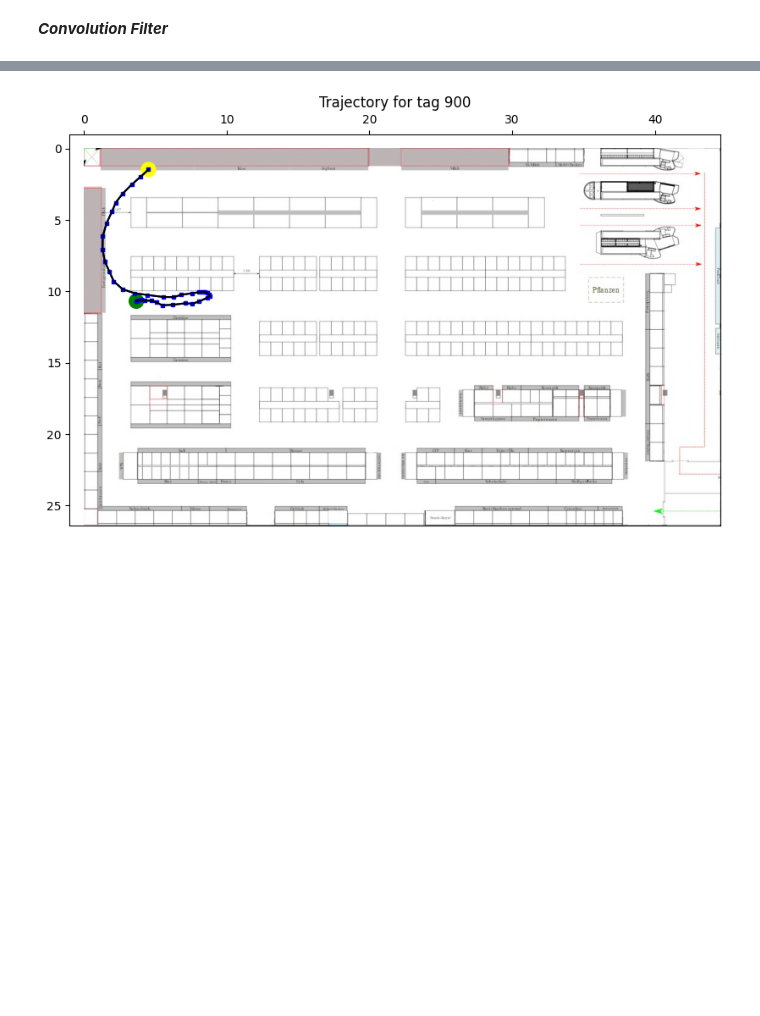
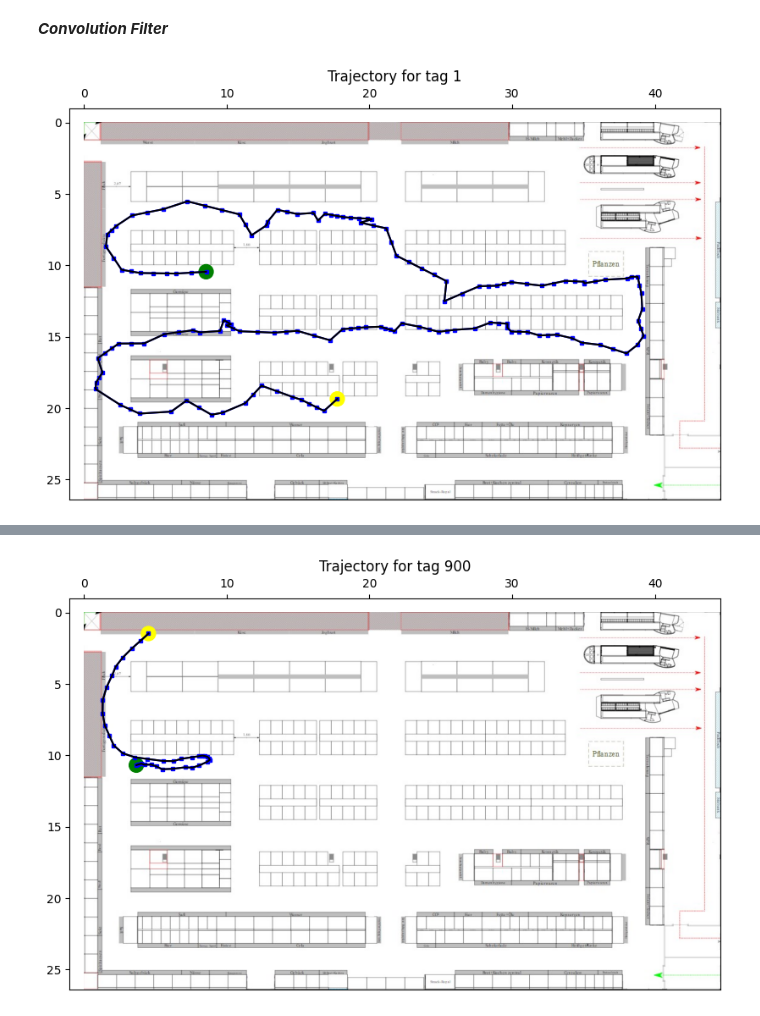
Before and after one commit to uzairrj/Thesis, a Jupyter notebook: FilteredDataAnalysis.ipynb, the cells around one changed output, grey strips where cells are left out. Drawn from its saved outputs; the diff is of its cells as text; code cells hidden in the pictures; blank space fills up the shorter version.

```diff
--- a/FilteredDataAnalysis.ipynb
+++ b/FilteredDataAnalysis.ipynb
@@ -128,3 +128,7 @@ ids = df.traj_id.unique()
 for id in tqdm(ids):
     new_data = smoothTraj(df[df.traj_id == id ],filters)
     data = pd.concat([data, new_data],ignore_index=True)
+# %%
+getTrajectory(df[df.traj_id == 1 ])
+# %% [output]
+[figure, added]
```
Also changed, not shown: parts of 1 cell of this notebook.
